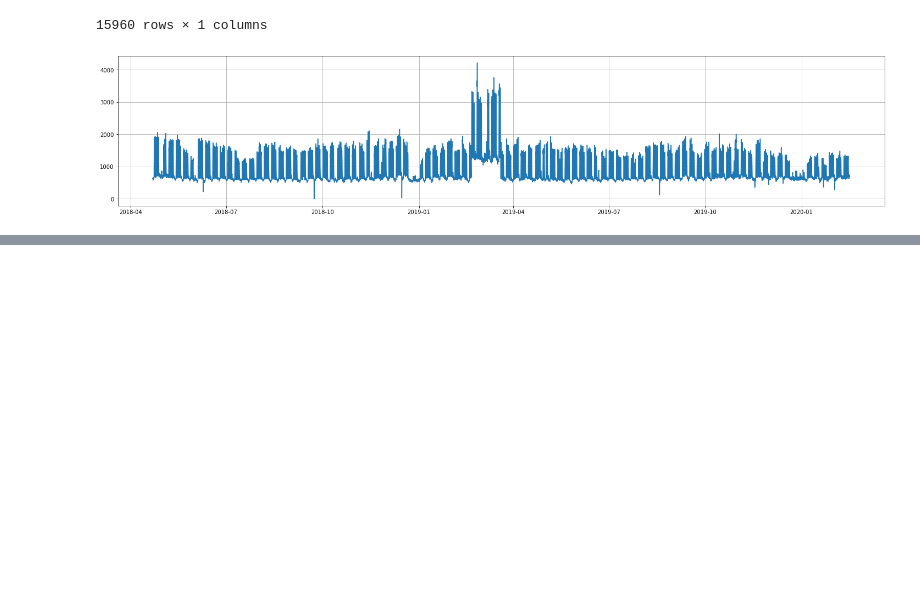
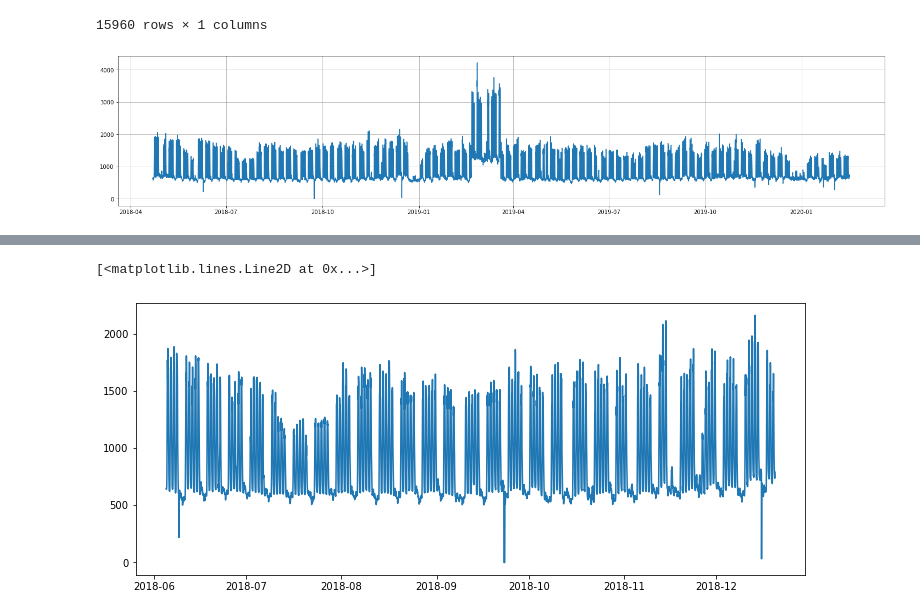
Before and after one commit to leogargitter/cice_analise_de_series_temporais, a Jupyter notebook: previsao_fft/previsao_fft.ipynb, the cells around one changed output, grey strips where cells are left out. Saved outputs shown, nothing was run; the diff lists cells and outputs as text; code cells hidden in the pictures; blank space fills up the shorter version.

```diff
--- a/previsao_fft/previsao_fft.ipynb
+++ b/previsao_fft/previsao_fft.ipynb
@@ -27,3 +28,6 @@ plt.plot(hourly_data)
 plt.grid()
 # %% [output]
 [figure]
+# %%
+dataset1 = hourly_data.truncate('2018-06-5','2018-12-20')
+dataset1
@@ -29,0 +49,6 @@ plt.grid()
+# %%
+plt.figure(figsize=(12,5))
+plt.plot(dataset1)
+# %% [output]
+[<matplotlib.lines.Line2D at 0x...>]
+[figure, added]
```
Also changed, not shown: parts of 7 cells of this notebook.
